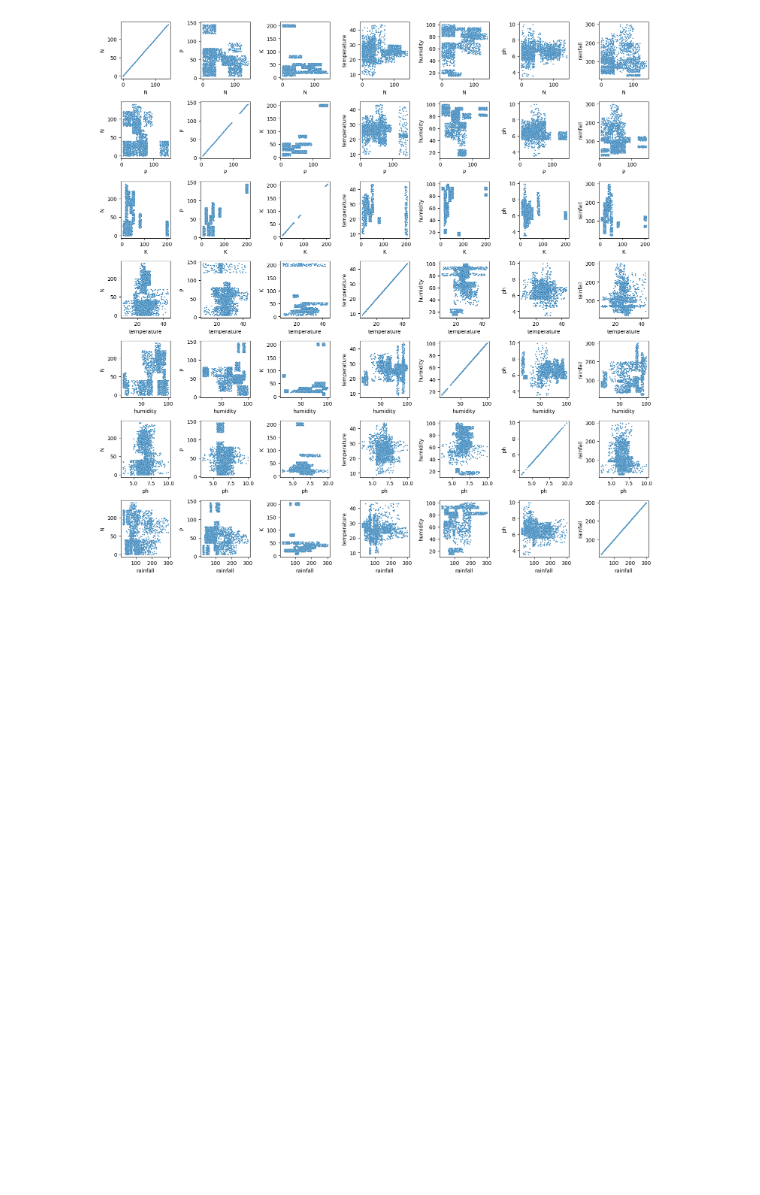
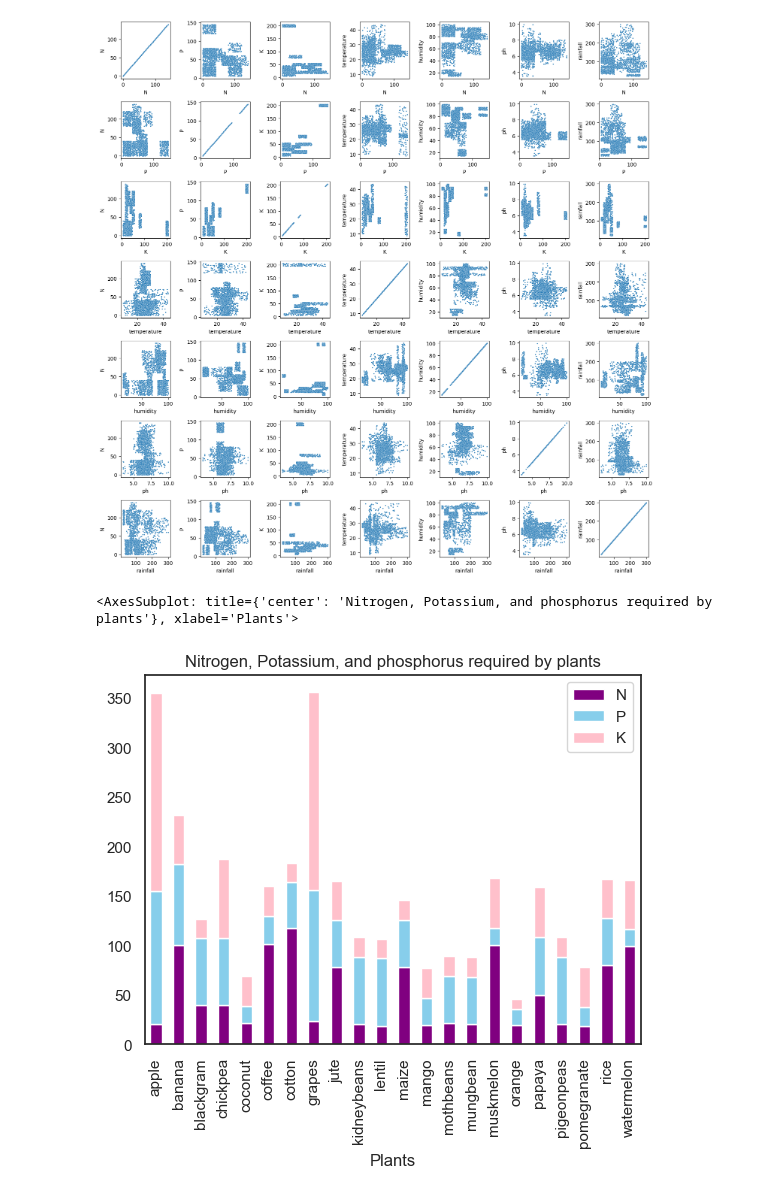
Before and after one commit to SOILCHECK/soil-check, a Jupyter notebook: data_analysis.ipynb, the cells around one changed output. Drawn from its saved outputs; the diff is of its cells as text; code cells hidden in the pictures; blank space fills up the shorter version.

```diff
--- a/data_analysis.ipynb
+++ b/data_analysis.ipynb
@@ -77,3 +77,10 @@ for indexR in range (7) :
 fig.tight_layout(h_pad=1, w_pad=1)
 # %% [output]
 [figure]
+# %%
+data2 = data.groupby('label')['N', 'P', 'K'].mean()
+data2.plot(kind='bar', stacked=True, color=['purple', 'skyblue', 'pink'], title = "Nitrogen, Potassium, and phosphorus required by plants",
+    xlabel = "Plants", size = )
+# %% [output]
+<AxesSubplot: title={'center': 'Nitrogen, Potassium, and phosphorus required by plants'}, xlabel='Plants'>
+[figure, added]
```
Also changed, not shown: 2 other files.
